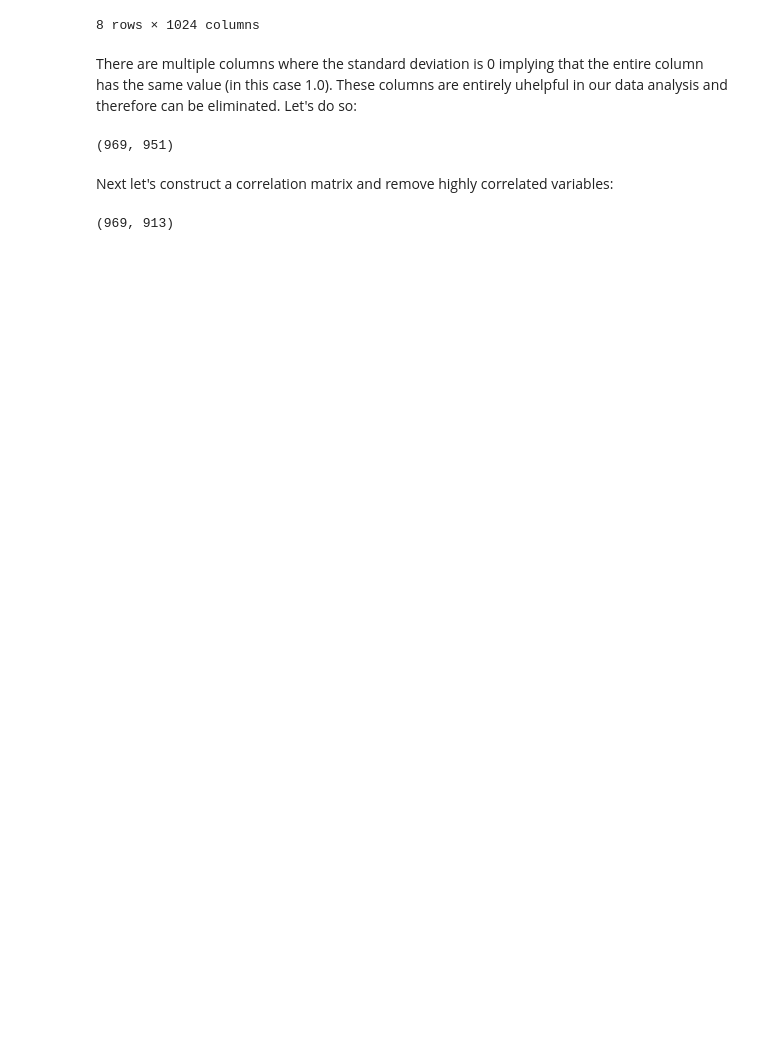
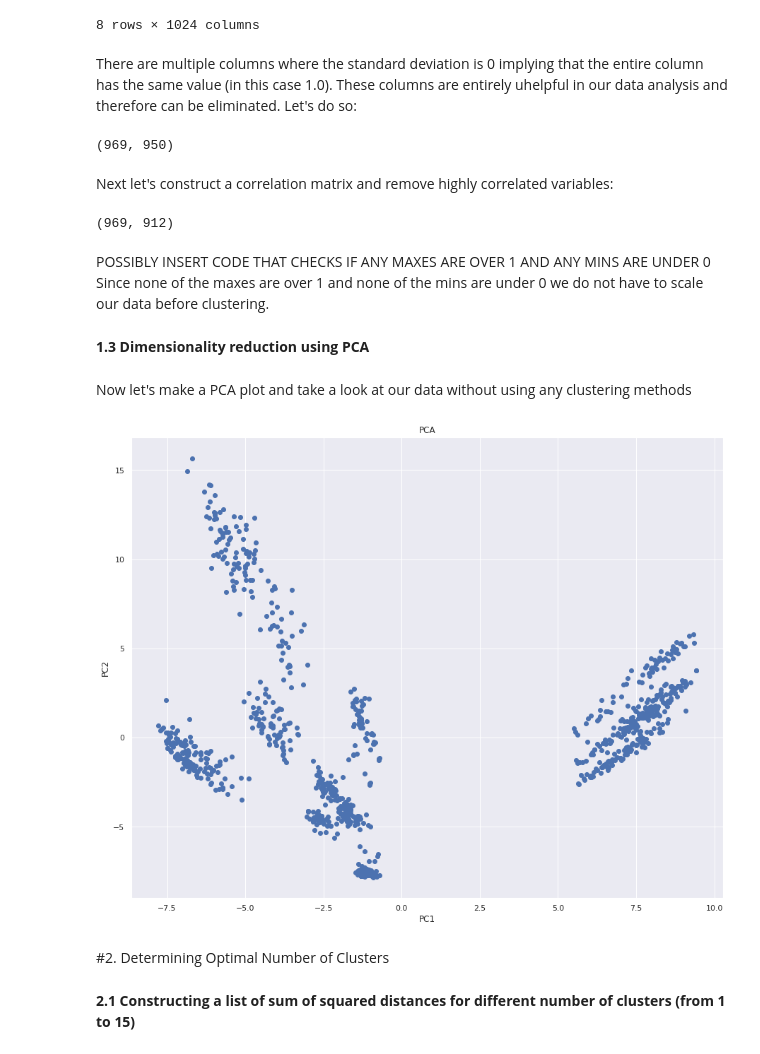
Before and after one commit to alicezil/38615-Lab-2, a Jupyter notebook: Clustering.ipynb, the cells around one changed output. Saved outputs shown, nothing was run; the diff lists cells and outputs as text; code cells hidden in the pictures; blank space fills up the shorter version.

```diff
--- a/Clustering.ipynb
+++ b/Clustering.ipynb
@@ -44,5 +68,10 @@ df = df.drop_duplicates()
 # dropping the missing values
 df = df.dropna()
 
+# dropping the first column since it is simply a different value for each row
+# and therefore not useful for data analysis
+
+df = df.drop(['ID'], axis=1)
+
 df.shape
 # %% [output]
@@ -73,7 +102,7 @@ for col in df_summary:
 
 df.shape
 # %% [output]
-(969, 951)
+(969, 950)
 # %% [markdown]
 Next let's construct a correlation matrix and remove highly correlated variables:
 # %%
@@ -95,4 +124,28 @@ df.drop(drop_list, axis=1, inplace=True)
 
 df.shape
 # %% [output]
-(969, 913)
+(969, 912)
+# %% [markdown]
+POSSIBLY INSERT CODE THAT CHECKS IF ANY MAXES ARE OVER 1 AND ANY MINS ARE UNDER 0 Since none of the maxes are over 1 and none of the mins are under 0 we do not have to scale our data before clustering.
+# %% [markdown]
+**1.3 Dimensionality reduction using PCA**
+# %%
+#applying PCA
+pca = PCA(n_components=2)
+principalComponents = pca.fit_transform(df)
+# %% [markdown]
+Now let's make a PCA plot and take a look at our data without using any clustering methods
+# %%
+#plotting PCA
+plt.rcParams['figure.figsize'] = [15, 12]
+plt.scatter(principalComponents[:,0], principalComponents[:,1])
+plt.title('PCA')
+plt.xlabel('PC1')
+plt.ylabel('PC2')
+plt.show()
+# %% [output]
+[figure, added]
+# %% [markdown]
+#2. Determining Optimal Number of Clusters
+# %% [markdown]
+**2.1 Constructing a list of sum of squared distances for different number of clusters (from 1 to 15)**
```
Also changed, not shown: parts of 18 cells of this notebook.
